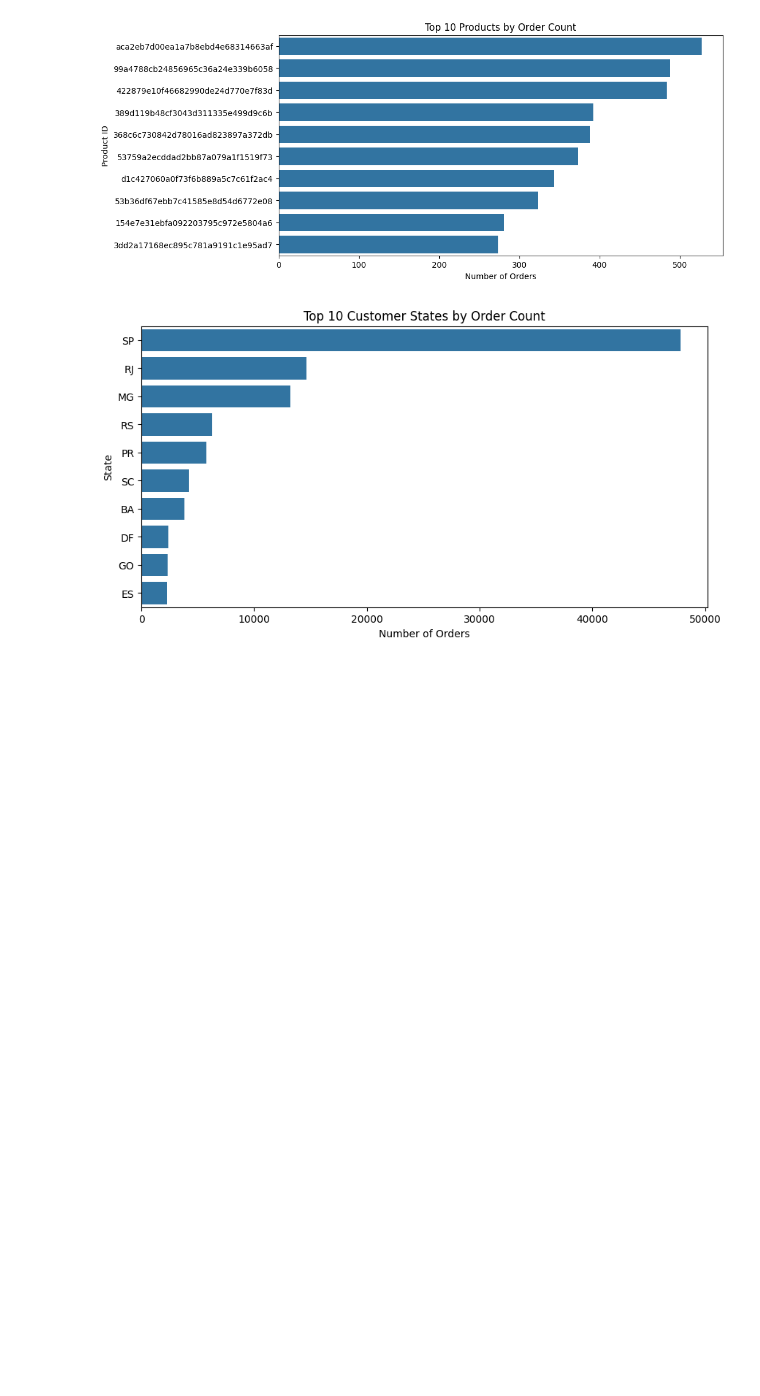
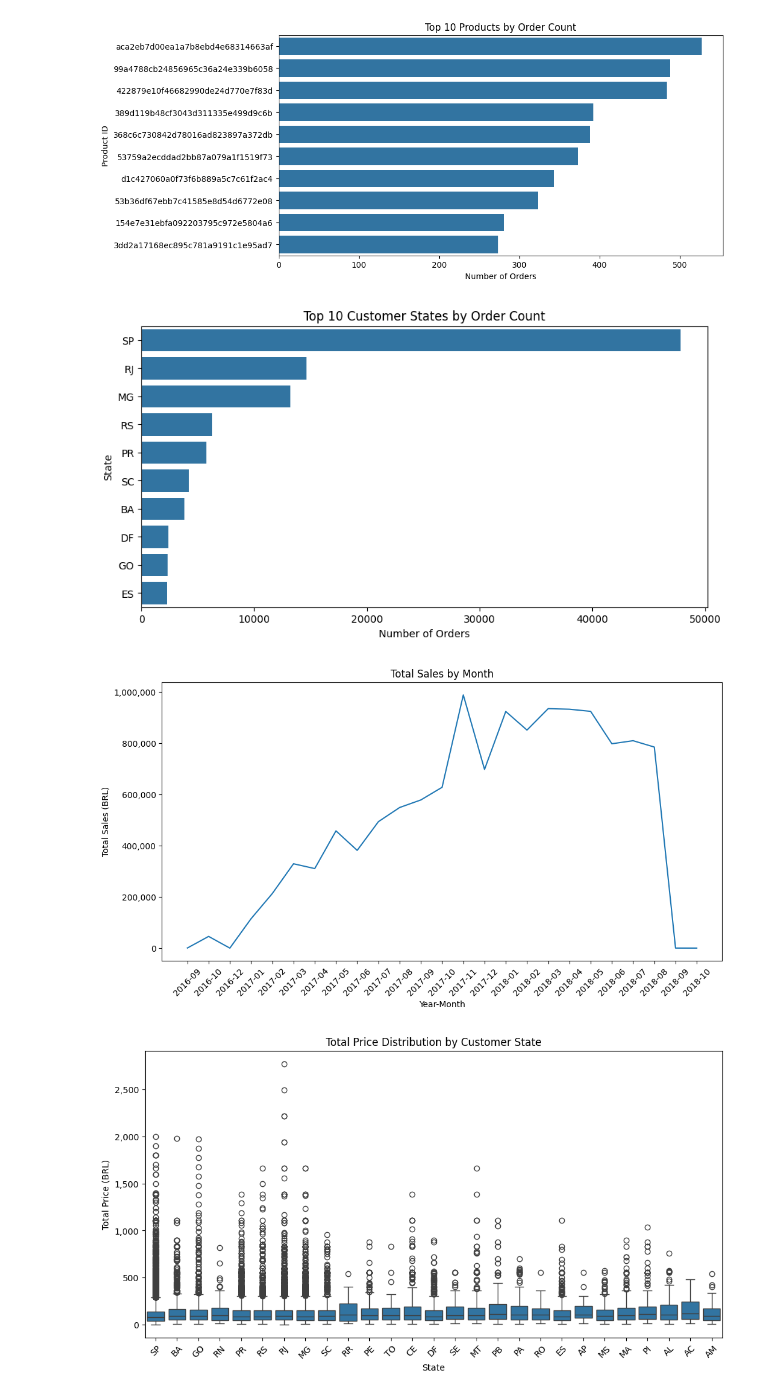
Before and after one commit to Darrell-Bailey/ecommerce-sales-analysis, a Jupyter notebook: notebooks/eda.ipynb, the cells around one changed output. Drawn from its saved outputs; the diff is of its cells as text; code cells hidden in the pictures; blank space fills up the shorter version.

```diff
--- a/notebooks/eda.ipynb
+++ b/notebooks/eda.ipynb
@@ -77,3 +77,40 @@ plt.show()
 [figure]
 [figure]
 [figure]
+# %%
+# Explore relationships between variables
+# Sales by Time (TotalPrice by YearMonth)
+monthly_sales = df.groupby('YearMonth')['TotalPrice'].sum().reset_index()
+plt.figure(figsize=(12,6))
+sns.lineplot(x='YearMonth', y='TotalPrice', data=monthly_sales)
+plt.title('Total Sales by Month')
+plt.xlabel('Year-Month')
+plt.ylabel('Total Sales (BRL)')
+plt.xticks(rotation=45)
+plt.ticklabel_format(style='plain', axis='y') # Disables scientific notation
+plt.gca().get_yaxis().set_major_formatter(plt.FuncFormatter(lambda x, _: f'{int(x):,}'))  # Format as integers with commas
+plt.savefig(r"C:\Users\darre\DataProjects\outputs\sales_trend.png")
+plt.show()
+
+# TotalPrice by Customer State - unchanged
+plt.figure(figsize=(12, 6))
+sns.boxplot(x='customer_state', y='TotalPrice', data=df)
+plt.title('Total Price Distribution by Customer State')
+plt.xlabel('State')
+plt.ylabel('Total Price (BRL)')
+plt.xticks(rotation=45)
+plt.ticklabel_format(style='plain', axis='y')
+plt.gca().get_yaxis().set_major_formatter(plt.FuncFormatter(lambda x, _: f'{int(x):,}'))
+plt.savefig(r'C:\Users\darre\DataProjects\outputs\total_price_by_stae.png')
+plt.show()
+
+# Correlation Heatmap (update with order_quantity)
+corr = df[['order_item_id', 'price', 'TotalPrice', 'product_weight_g']].corr()
+plt.figure(figsize=(8,6))
+sns.heatmap(corr, annot=True, cmap='coolwarm', vmin=-1, vmax=1)
+plt.title('Correlation Heatmap')
+plt.savefig(r"C:\Users\darre\DataProjects\outputs\correlation_heatmap.png")
+plt.show()
+# %% [output]
+[figure, added]
+[figure, added]
```
Also changed, not shown: parts of 1 cell of this notebook, 3 other files.
